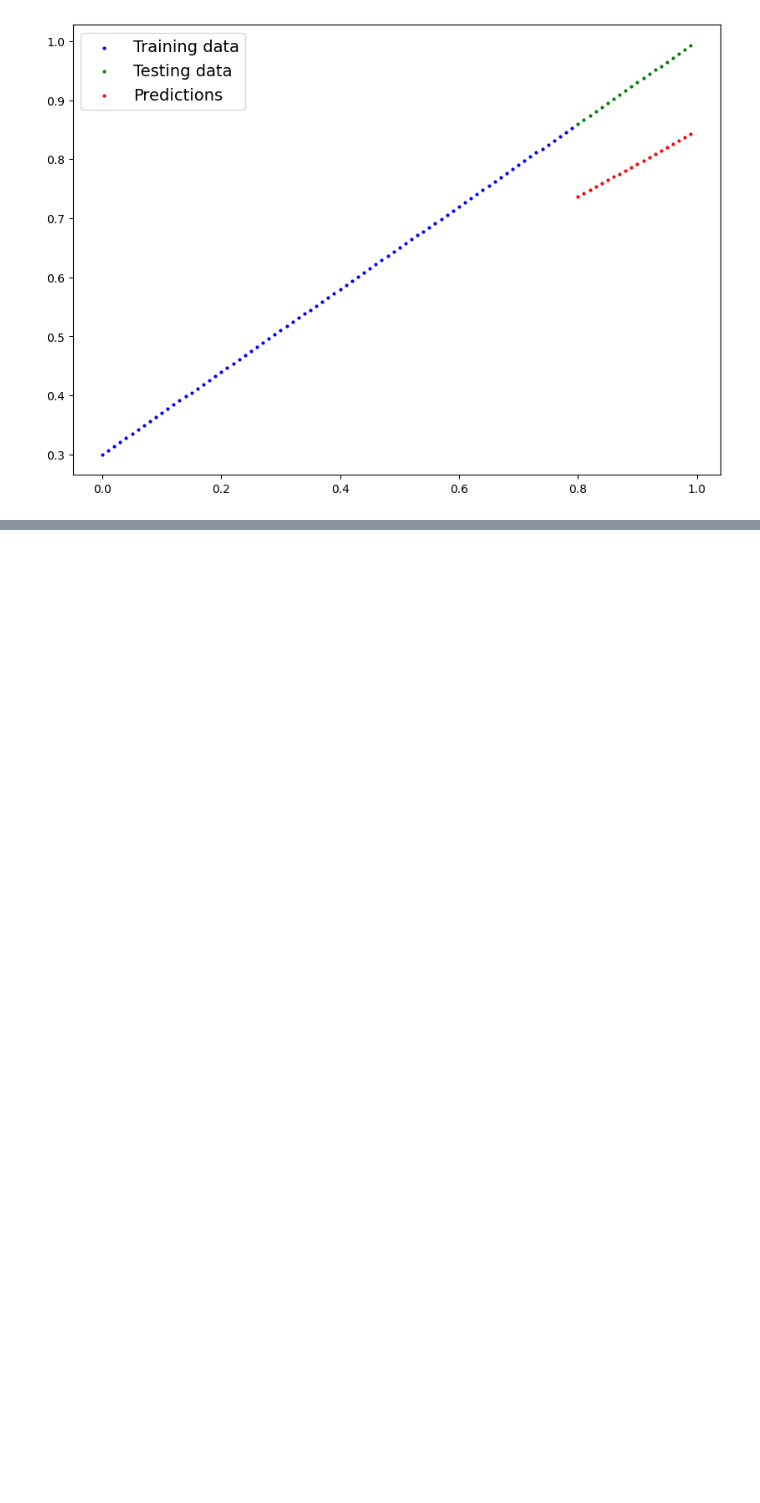
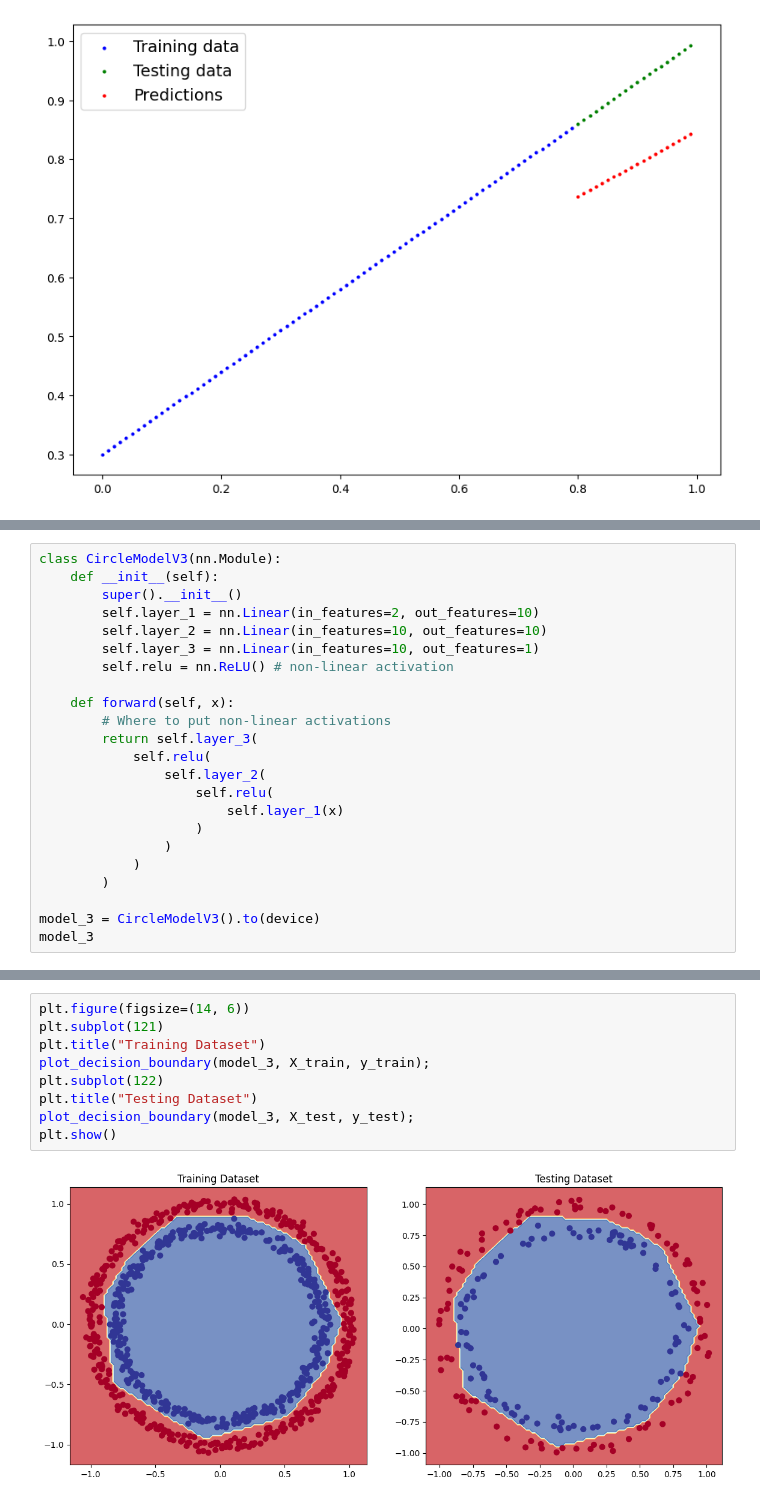
Before and after one commit to shushankai/pytroch-deep-learning, a Jupyter notebook: classification.ipynb, the cells around one changed output, grey strips where cells are left out. Saved outputs shown, nothing was run; the diff lists cells and outputs as text; blank space fills up the shorter version.

Commit message:
Added relu_activation

```diff
--- a/classification.ipynb
+++ b/classification.ipynb
@@ -636,0 +690,23 @@ plot_predictions(train_data=X_train_regression.cpu(),
+# %%
+class CircleModelV3(nn.Module):
+    def __init__(self):
+        super().__init__()
+        self.layer_1 = nn.Linear(in_features=2, out_features=10)
+        self.layer_2 = nn.Linear(in_features=10, out_features=10)
+        self.layer_3 = nn.Linear(in_features=10, out_features=1)
+        self.relu = nn.ReLU() # non-linear activation
+
+    def forward(self, x):
+        # Where to put non-linear activations
+        return self.layer_3(
+            self.relu(
+                self.layer_2(
+                    self.relu(
+                        self.layer_1(x)
+                    )
+                )
+            )
+        )
+
+model_3 = CircleModelV3().to(device)
+model_3
@@ -636,0 +786,11 @@ plot_predictions(train_data=X_train_regression.cpu(),
+# %%
+plt.figure(figsize=(14, 6))
+plt.subplot(121)
+plt.title("Training Dataset")
+plot_decision_boundary(model_3, X_train, y_train);
+plt.subplot(122)
+plt.title("Testing Dataset")
+plot_decision_boundary(model_3, X_test, y_test);
+plt.show()
+# %% [output]
+[figure, added]
```
Also changed, not shown: parts of 9 cells of this notebook.
